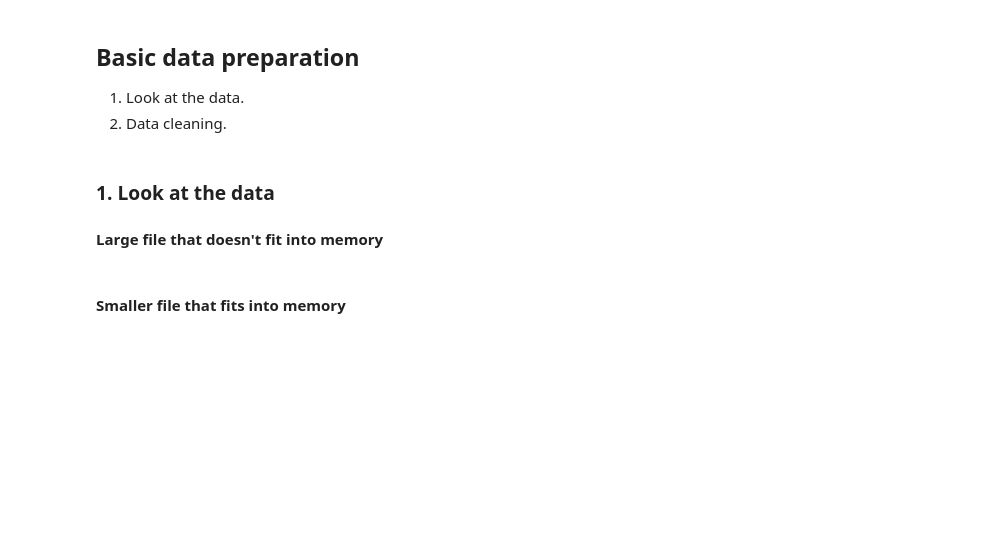
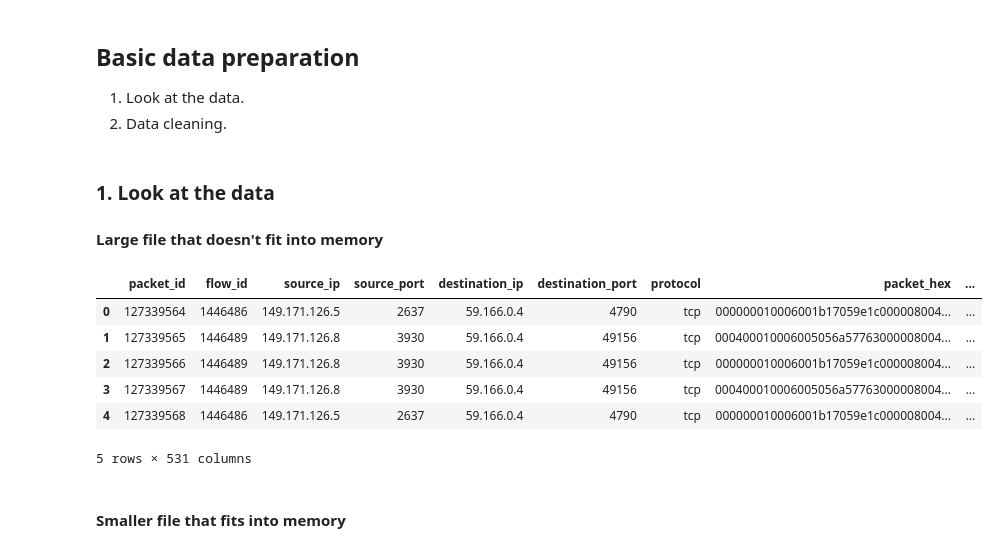
Before and after one commit to batrlaluk/fjfi-practical-ml-lecture, a Jupyter notebook: FJFI_practical_ML_class.ipynb, the cells around one changed output. Cells and saved outputs as stored; diff of their text form; code cells hidden in the pictures; blank space fills up the shorter version.

```diff
--- a/FJFI_practical_ML_class.ipynb
+++ b/FJFI_practical_ML_class.ipynb
@@ -118,10 +148,18 @@ spark.stop()
 # %%
 # In case of larger data, we might use the pyarrow library to access only some smaller batch of the data.
 from pyarrow.parquet import ParquetFile
 
-pf = ParquetFile('/srv/exchange/rawdata/Packet_Fields_File_13_76.parquet')
+pf = ParquetFile('./data/rawdata/Packet_Fields_File_13_76.parquet')
 first_rows = next(pf.iter_batches(batch_size = 5))
 first_rows.to_pandas() # Conversion to pandas is only for better displaying options.
+# %% [output]
+|  | packet_id | flow_id | source_ip | source_port | destination_ip | destination_port | protocol | packet_hex | ... |
+| 0 | 127339564 | 1446486 | 149.171.126.5 | 2637 | 59.166.0.4 | 4790 | tcp | 000000010006001b17059e1c000008004... | ... |
+| 1 | 127339565 | 1446489 | 149.171.126.8 | 3930 | 59.166.0.4 | 49156 | tcp | 000400010006005056a57763000008004... | ... |
+| 2 | 127339566 | 1446489 | 149.171.126.8 | 3930 | 59.166.0.4 | 49156 | tcp | 000000010006001b17059e1c000008004... | ... |
+| 3 | 127339567 | 1446489 | 149.171.126.8 | 3930 | 59.166.0.4 | 49156 | tcp | 000400010006005056a57763000008004... | ... |
+| 4 | 127339568 | 1446486 | 149.171.126.5 | 2637 | 59.166.0.4 | 4790 | tcp | 000000010006001b17059e1c000008004... | ... |
+5 rows × 531 columns
 # %% [markdown]
 #### Smaller file that fits into memory
 # %%
```
Also changed, not shown: parts of 38 cells of this notebook, 2 other files.
